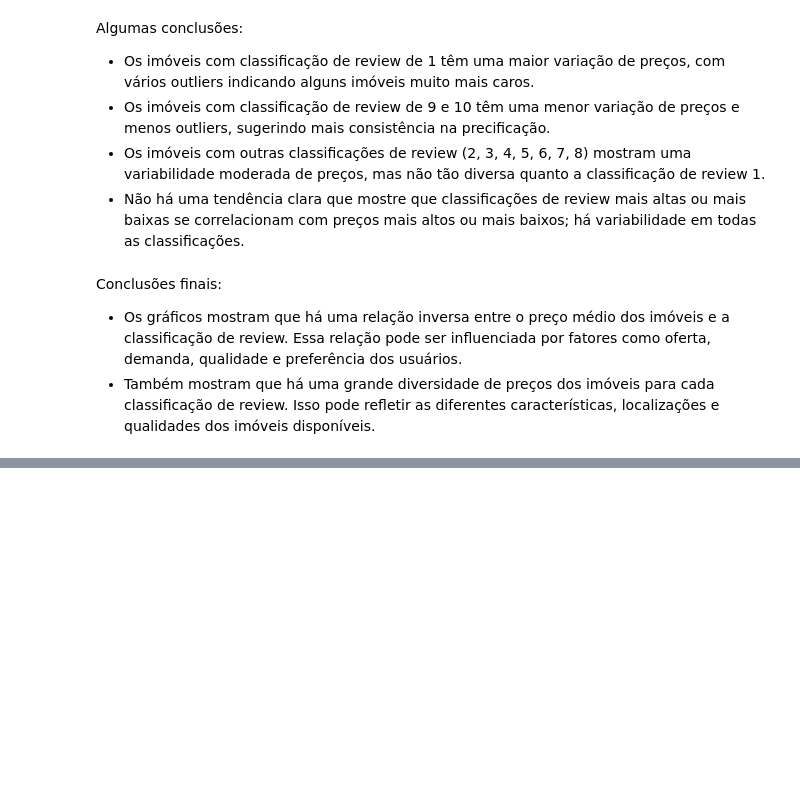
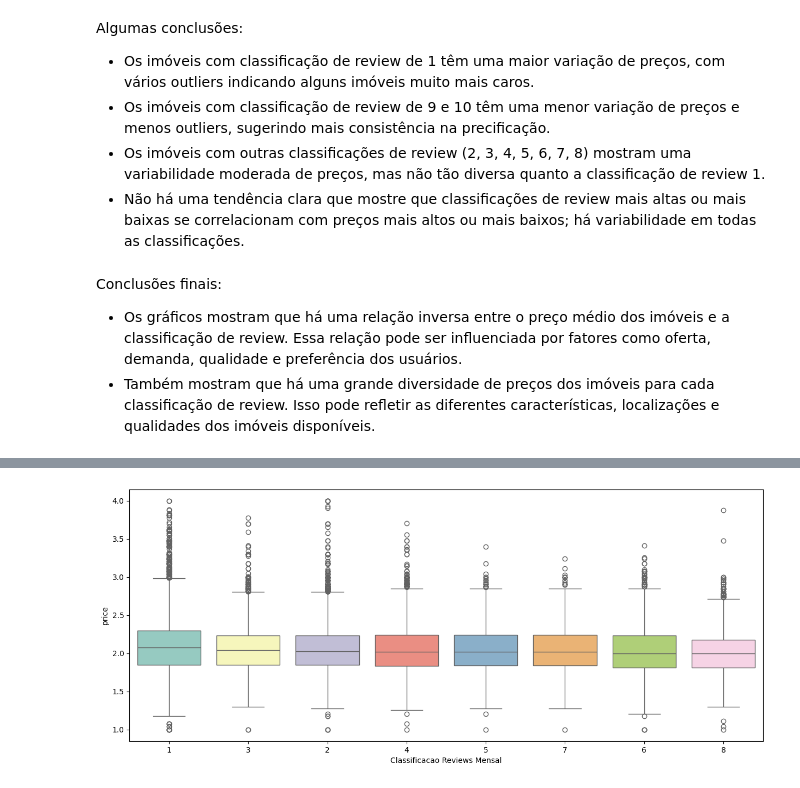
Before and after one commit to WiiniSilva/LH_CD_WINICIUS_SILVA, a Jupyter notebook: Desafio Ciência de Dados.ipynb, the cells around one changed output, grey strips where cells are left out. Saved outputs shown, nothing was run; the diff lists cells and outputs as text; code cells hidden in the pictures; blank space fills up the shorter version.

```diff
--- a/Desafio Ciência de Dados.ipynb
+++ b/Desafio Ciência de Dados.ipynb
@@ -824,0 +958,30 @@ Conclusões finais:
+# %%
+# Gráfico refeito para melhorar a visualização
+# Agrupar os dados por bairro e calcular a mediana do preço
+rev = df.groupby('classificacao_reviews_por_mes').price.median().reset_index().sort_values(by = ['price'],ascending = False)
+
+# Selecionar apenas a coluna do nome do bairro
+rev = rev['classificacao_reviews_por_mes']
+
+# Criar uma figura com tamanho 15x6
+plt.figure(figsize = (15,6))
+
+# Fazer uma cópia dos dados originais
+log = df.copy()
+
+# Aplicar a função logaritmo na base 10 na coluna do preço
+log['price'] = log.price.apply(lambda x:np.log10(x))
+
+# Criar um boxplot usando seaborn com os dados transformados, ordenando pelo bairro e usando uma paleta de cores
+ax = sns.boxplot(x='classificacao_reviews_por_mes', y ='price', data = log, order = rev, palette = sns.color_palette("Set3", 10))
+
+# Definir o rótulo do eixo x como 'Classificacao Reviews Mensal'
+ax.set_xlabel('Classificacao Reviews Mensal')
+
+# Definir o rótulo do eixo y como 'price'
+ax.set_ylabel('price')
+
+# Mostrar o gráfico
+plt.show()
+# %% [output]
+[figure, added]
```
Also changed, not shown: parts of 17 cells of this notebook.
